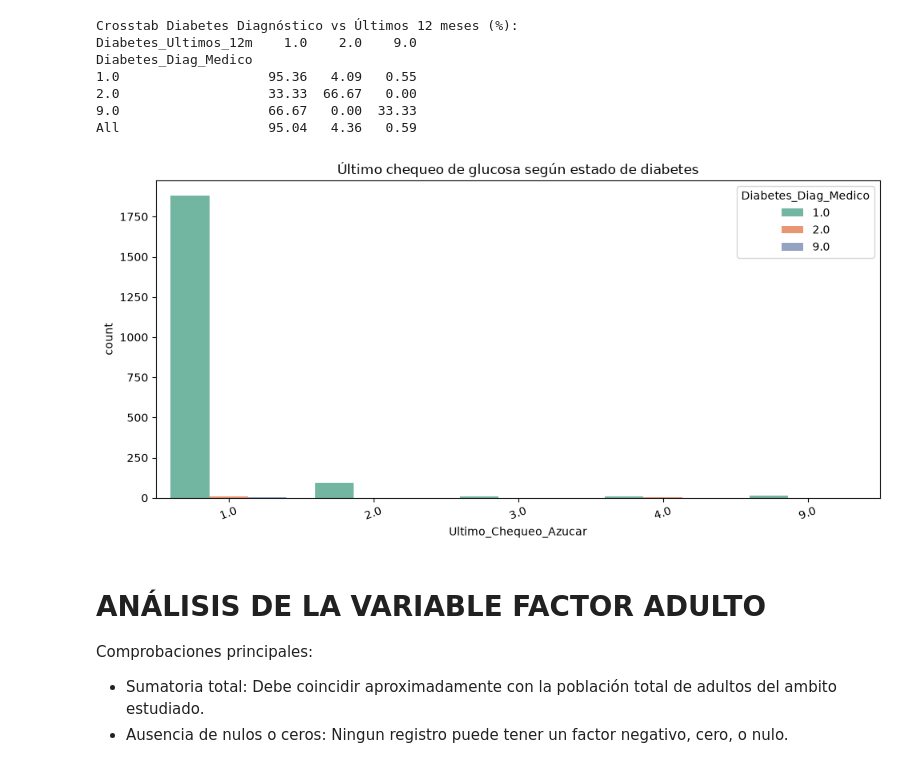
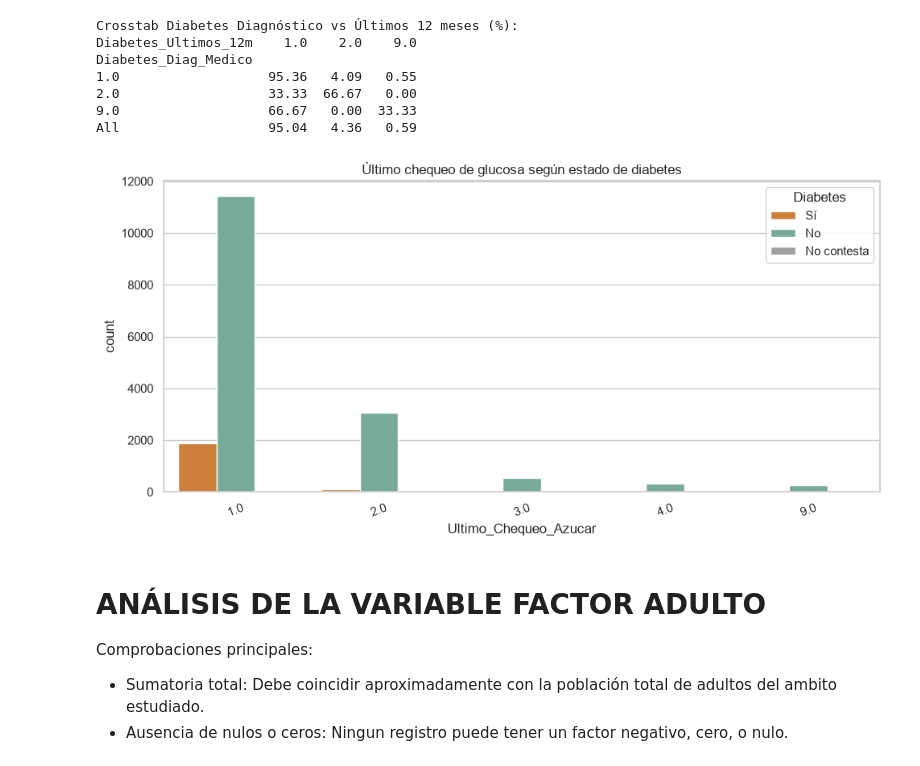
Before and after one commit to aldyvergara22-create/Hypertension-Diabetes-ML-detection, a Jupyter notebook: notebooks/01_Exploración_Datos.ipynb, the cells around one changed output. Saved outputs shown, nothing was run; the diff lists cells and outputs as text; code cells hidden in the pictures.

```diff
--- a/notebooks/01_Exploración_Datos.ipynb
+++ b/notebooks/01_Exploración_Datos.ipynb
@@ -811,6 +915,32 @@ Name: count, dtype: int64
 ... (18 outputs left out)
 # %% [markdown]
 ## ANÁLISIS DE VARIABLES DE MEDICACIÓN Y CHEQUEOS DE HIPERTENSIÓN
+# %%
+df_eda = df_adulto.copy()
+
+#Hipertension
+df_eda["Hipertension"] = (
+    df_eda["Hipertension_Diag_Medico"].replace({
+        1.0: "Sí",
+        2.0: "No",
+        9.0: "No contesta"
+    })
+)
+df_eda.loc[
+    df_eda["Hipertension_Diag_Medico"].isna(), "Hipertension"
+] = "No"
+
+#Diabetes
+df_eda["Diabetes"] = (
+    df_eda["Diabetes_Diag_Medico"].replace({
+        1.0: "Sí",
+        2.0: "No",
+        9.0: "No contesta"
+    })
+)
+df_eda.loc[
+    df_eda["Diabetes_Diag_Medico"].isna(), "Diabetes"
+] = "No"
 # %%
 # =================================================
 # RELACIÓN DIAGNÓSTICO HIPERTENSION VS MEDICACIÓN
@@ -995,22 +1126,23 @@ All                   95.04   4.36   0.59
 # %%
 # ===============================================
 # ANÁLISIS DE CHEQUEOS MÉDICOS DE DIABETES
 # ===============================================
 
 plt.figure(figsize=(10, 5))
 sns.countplot(
-    data=df_adulto,
+    data=df_eda,
     x="Ultimo_Chequeo_Azucar",
-    hue="Diabetes_Diag_Medico",
-    palette="Set2"
+    hue="Diabetes",
+    hue_order=orden,
+    palette=paleta
 )
 plt.title("Último chequeo de glucosa según estado de diabetes")
 plt.xticks(rotation=20)
 plt.tight_layout()
 plt.savefig("../reports/figures/Ultimo_Chequeo_Glucosa.png", dpi=300, bbox_inches='tight')
 plt.show()
 # %% [output]
-[figure, old version]
+[figure, new version]
 # %% [markdown]
 # ANÁLISIS DE LA VARIABLE FACTOR ADULTO
 
```
Also changed, not shown: parts of 40 cells of this notebook, 41 other files.
